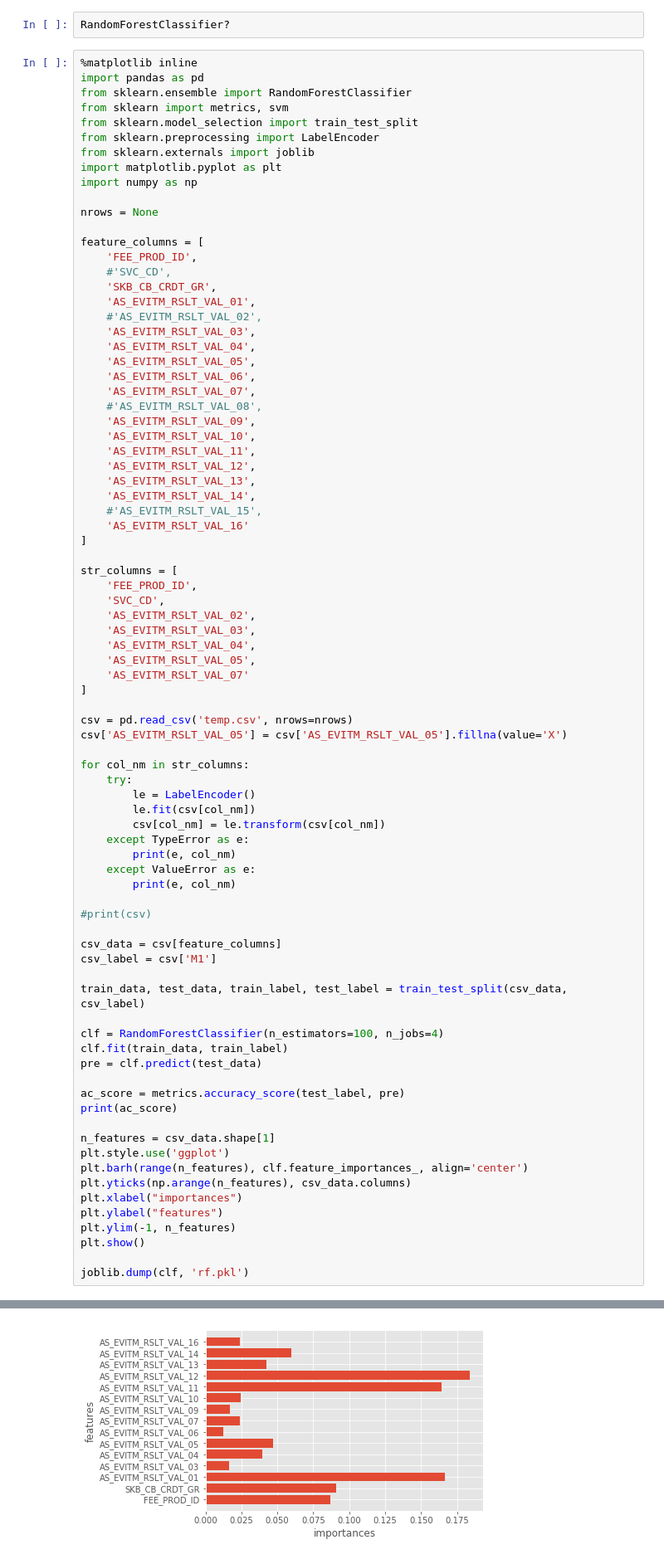
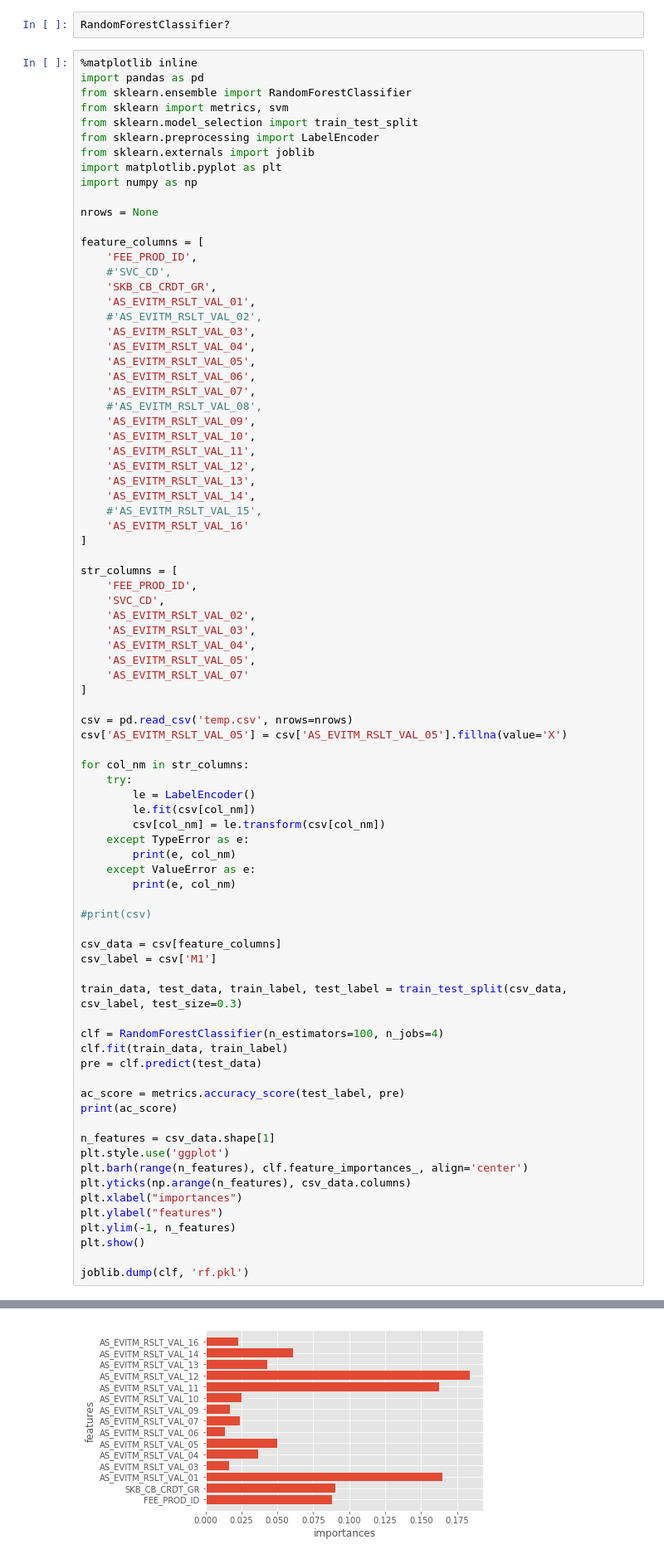
Before and after one commit to ses1430/ascb.ml, a Jupyter notebook: ascb.ipynb, the cells around one changed output, grey strips where cells are left out. Shown: that part at 83% size. Drawn from its saved outputs; the diff is of its cells as text.

```diff
--- a/ascb.ipynb
+++ b/ascb.ipynb
@@ -278,7 +278,7 @@ for col_nm in str_columns:
 csv_data = csv[feature_columns]
 csv_label = csv['M1']
 
-train_data, test_data, train_label, test_label = train_test_split(csv_data, csv_label)
+train_data, test_data, train_label, test_label = train_test_split(csv_data, csv_label, test_size=0.3)
 
 clf = RandomForestClassifier(n_estimators=100, n_jobs=4)
 clf.fit(train_data, train_label)
@@ -302,2 +302,2 @@ joblib.dump(clf, 'rf.pkl')
-[figure, old version]
+[figure, new version]
 ['rf.pkl']
```
Also changed, not shown: parts of 3 cells of this notebook.
